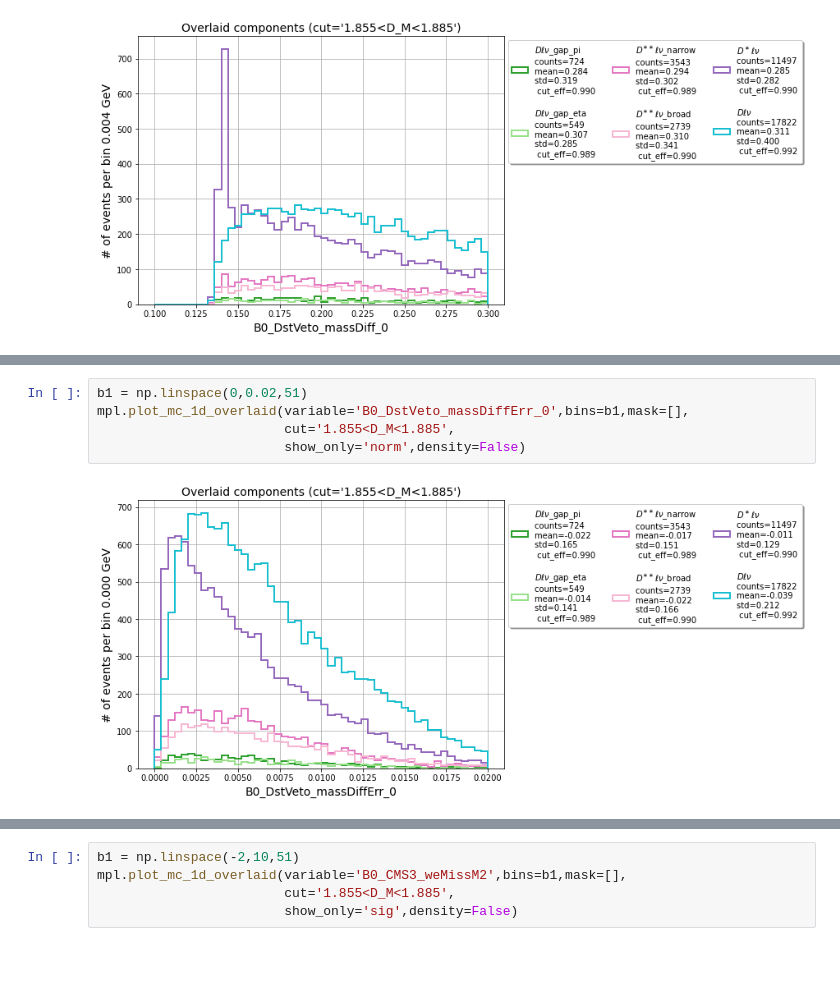
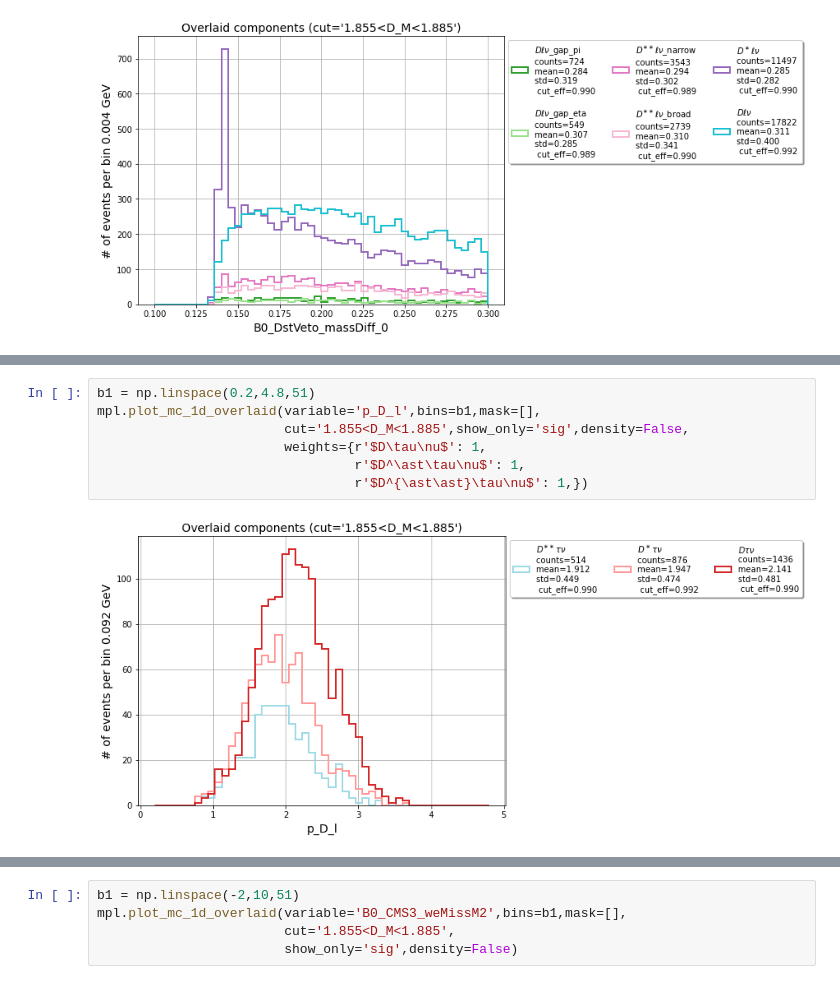
Before and after one commit to zjkjsd/inclusive_R_D, a Jupyter notebook: Notebooks/Plotting/1_PlotNtuple_signalRegion_e.ipynb, the cells around one changed output, grey strips where cells are left out. Saved outputs shown, nothing was run; the diff lists cells and outputs as text; blank space fills up the shorter version.

```diff
--- a/Notebooks/Plotting/1_PlotNtuple_signalRegion_e.ipynb
+++ b/Notebooks/Plotting/1_PlotNtuple_signalRegion_e.ipynb
@@ -229,8 +228,10 @@ mpl.plot_mc_1d_overlaid(variable='B0_DstVeto_massDiff_0',bins=b1,mask=[],
 # %%
-b1 = np.linspace(0,0.02,51)
-mpl.plot_mc_1d_overlaid(variable='B0_DstVeto_massDiffErr_0',bins=b1,mask=[],
-                        cut='1.855<D_M<1.885',
-                        show_only='norm',density=False)
+b1 = np.linspace(0.2,4.8,51)
+mpl.plot_mc_1d_overlaid(variable='p_D_l',bins=b1,mask=[],
+                        cut='1.855<D_M<1.885',show_only='sig',density=False,
+                        weights={r'$D\tau\nu$': 1,
+                                 r'$D^\ast\tau\nu$': 1,
+                                 r'$D^{\ast\ast}\tau\nu$': 1,})
 # %% [output]
-[figure, old version]
+[figure, new version]
 # %%
```
Also changed, not shown: parts of 10 cells of this notebook, 40 other files.
